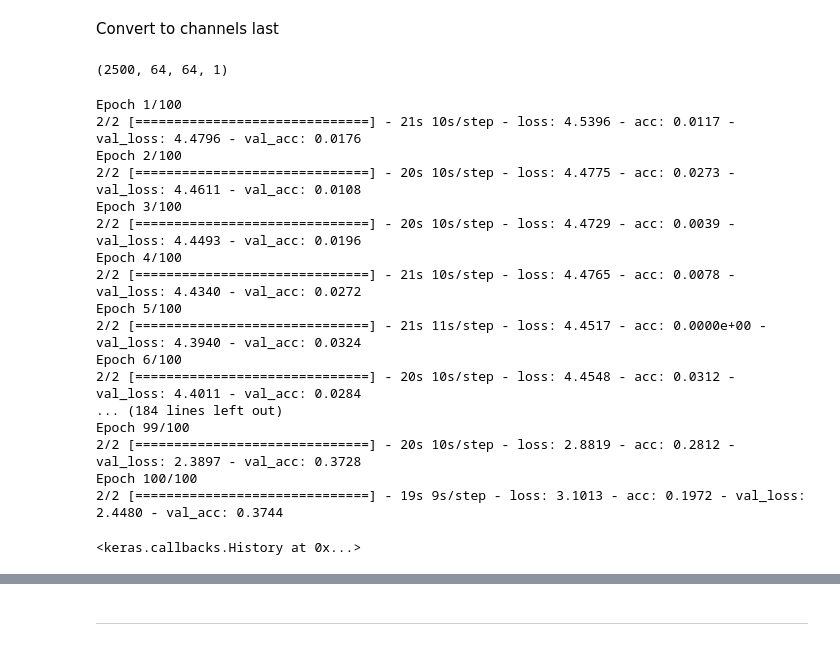
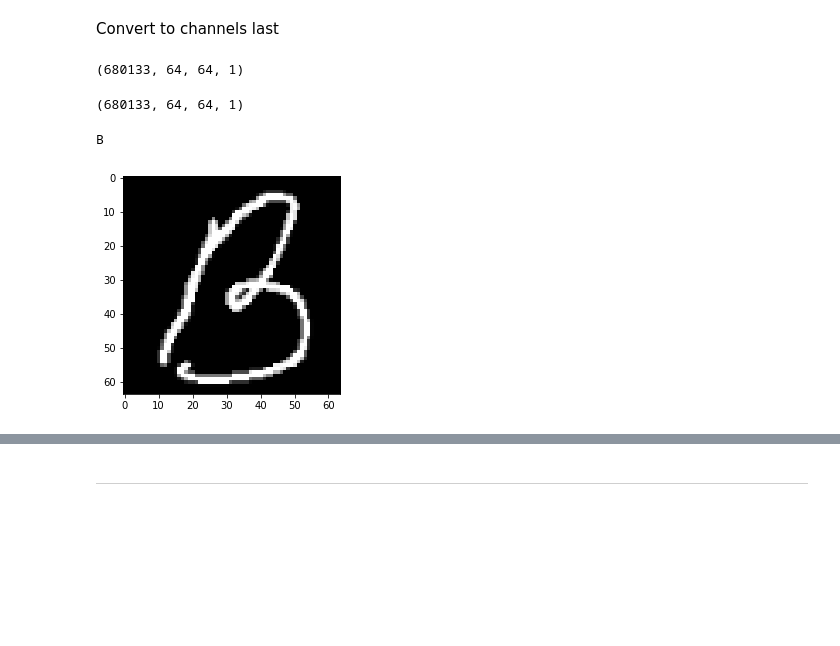
Before and after one commit to smitheric95/mobile-sensing-labs, a Jupyter notebook: Project/model/Image Model.ipynb, the cells around one changed output, grey strips where cells are left out. Saved outputs shown, nothing was run; the diff lists cells and outputs as text; code cells hidden in the pictures; blank space fills up the shorter version.

```diff
--- a/Project/model/Image Model.ipynb
+++ b/Project/model/Image Model.ipynb
@@ -34,12 +44,6 @@ X_test = np.copy(X)
 y_test = np.copy(y)
 
 hdf5_f.close()
-# %%
-X_train = X_train[:2500]
-y_train = y_train[:2500]
-
-X_test = X_test[:2500]
-y_test = y_test[:2500]
 # %% [markdown]
 Flip close brackets to produce open brackets
 # %%
@@ -96,5 +91,22 @@ X_test = np.transpose(X_test, (0,2,3,1))
 # %%
 X_test.shape
 # %% [output]
-(2500, 64, 64, 1)
+(680133, 64, 64, 1)
+# %%
+# normalize to 0..1
+X_train = (X_train - X_train.min())/(X_train.max() - X_train.min())
+X_test = (X_test - X_test.min())/(X_test.max() - X_test.min())
+# %%
+X_test.shape
+# %% [output]
+(680133, 64, 64, 1)
+# %%
+# CHANNELS LAST!
+i=3
+print(chr(y_test[i]))
+plt.imshow(X_test[i,:,:,0].astype(np.float32), cmap='gray')
+plt.show()
+# %% [output]
+B
+[figure, added]
 # %%
@@ -143,34 +253,21 @@ cnn.add(Dense(NUM_CLASSES, activation='softmax'))
 # %%
 # Let's train the model
-cnn.compile(loss='categorical_crossentropy', # 'categorical_crossentropy' 'mean_squared_error'
-              optimizer='rmsprop', # 'adadelta' 'rmsprop'
+cnn_ens.compile(loss='categorical_crossentropy', # 'categorical_crossentropy' 'mean_squared_error'
+              optimizer='adam', # 'adadelta' 'rmsprop'
               metrics=['accuracy'])
 
 # the flow method yields batches of images indefinitely, with the given transformations
-cnn.fit_generator(datagen.flow(X_train, y_train_ohe, batch_size=128),
-                   steps_per_epoch=int(len(X_train)/1024), # how many generators to go through per epoch
-                   epochs=100,
-                   validation_data=(X_test, y_test_ohe)
-                  )
+# cnn.fit_generator(datagen.flow(X_train, y_train_ohe, batch_size=128),
+#                    steps_per_epoch=int(len(X_train)/1024), # how many generators to go through per epoch
+#                    epochs=100,
+#                    validation_data=(X_test, y_test_ohe)
+#                   )
+
+cnn_ens.fit(X_train, y_train_ohe, batch_size=128,
+            epochs=100, verbose=1,
+            validation_data=(X_test,y_test_ohe),
+            callbacks=[EarlyStopping(monitor='val_loss', patience=4)]
+            )
-# %% [output]
-Epoch 1/100
-2/2 [==============================] - 21s 10s/step - loss: 4.5396 - acc: 0.0117 - val_loss: 4.4796 - val_acc: 0.0176
-Epoch 2/100
-2/2 [==============================] - 20s 10s/step - loss: 4.4775 - acc: 0.0273 - val_loss: 4.4611 - val_acc: 0.0108
-Epoch 3/100
-2/2 [==============================] - 20s 10s/step - loss: 4.4729 - acc: 0.0039 - val_loss: 4.4493 - val_acc: 0.0196
-Epoch 4/100
-2/2 [==============================] - 21s 10s/step - loss: 4.4765 - acc: 0.0078 - val_loss: 4.4340 - val_acc: 0.0272
-Epoch 5/100
-2/2 [==============================] - 21s 11s/step - loss: 4.4517 - acc: 0.0000e+00 - val_loss: 4.3940 - val_acc: 0.0324
-Epoch 6/100
-2/2 [==============================] - 20s 10s/step - loss: 4.4548 - acc: 0.0312 - val_loss: 4.4011 - val_acc: 0.0284
-... (184 lines left out)
-Epoch 99/100
-2/2 [==============================] - 20s 10s/step - loss: 2.8819 - acc: 0.2812 - val_loss: 2.3897 - val_acc: 0.3728
-Epoch 100/100
-2/2 [==============================] - 19s 9s/step - loss: 3.1013 - acc: 0.1972 - val_loss: 2.4480 - val_acc: 0.3744
-<keras.callbacks.History at 0x...>
 # %%
 def summarize_net(net, X_test, y_test, title_text=''):
     plt.figure(figsize=(70,30))
```
Also changed, not shown: parts of 11 cells of this notebook, 6 other files.
